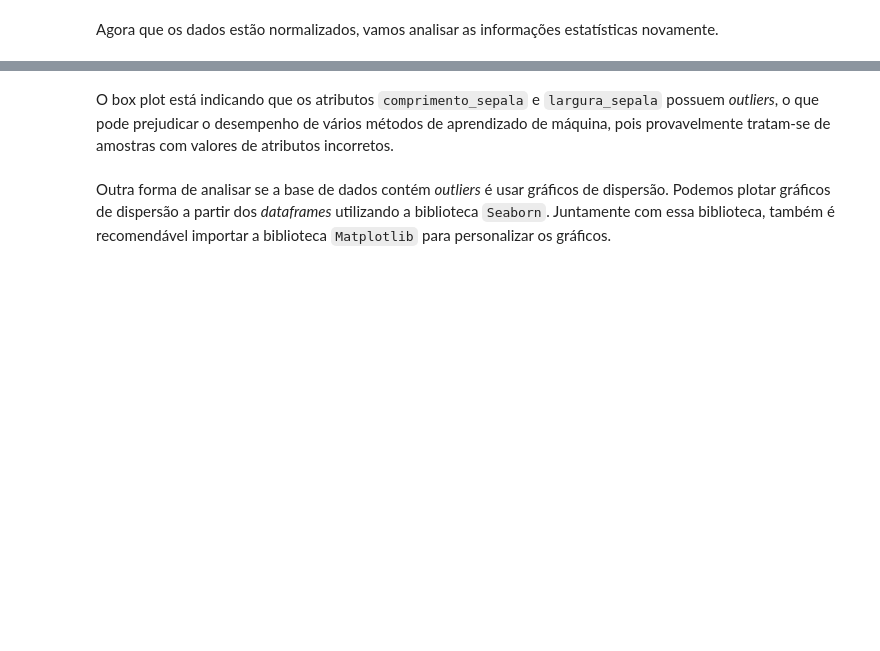
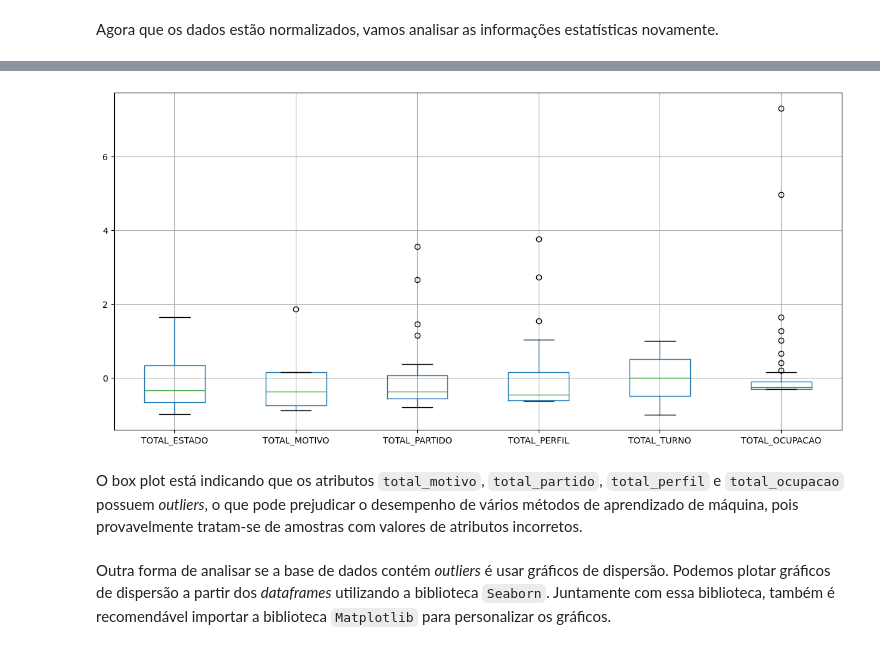
Before and after one commit to theendie/TrabalhoFinal_Coleta, a Jupyter notebook: analise.ipynb, the cells around one changed output, grey strips where cells are left out. Cells and saved outputs as stored; diff of their text form; code cells hidden in the pictures; blank space fills up the shorter version.

Commit message:
comitando o que fizemos para entrar a parcial

```diff
--- a/analise.ipynb
+++ b/analise.ipynb
@@ -722,5 +768,11 @@ plt.show()
+# %%
+# gera um bloxplot para cada atributo
+resultados_combinados.boxplot(figsize=(15,7))
+plt.show()
+# %% [output]
+[figure, added]
 # %% [markdown]
-O box plot está indicando que os atributos `comprimento_sepala` e `largura_sepala` possuem *outliers*, o que pode prejudicar o desempenho de vários métodos de aprendizado de máquina, pois provavelmente tratam-se de amostras com valores de atributos incorretos.
+O box plot está indicando que os atributos `total_motivo`, `total_partido`, `total_perfil` e `total_ocupacao` possuem *outliers*, o que pode prejudicar o desempenho de vários métodos de aprendizado de máquina, pois provavelmente tratam-se de amostras com valores de atributos incorretos.
 # %% [markdown]
 Outra forma de analisar se a base de dados contém *outliers* é usar gráficos de dispersão. Podemos plotar gráficos de dispersão a partir dos _dataframes_ utilizando a biblioteca `Seaborn`. Juntamente com essa biblioteca, também é recomendável importar a biblioteca `Matplotlib` para personalizar os gráficos.
 # %%
```
Also changed, not shown: parts of 14 cells of this notebook, 28 other files.
